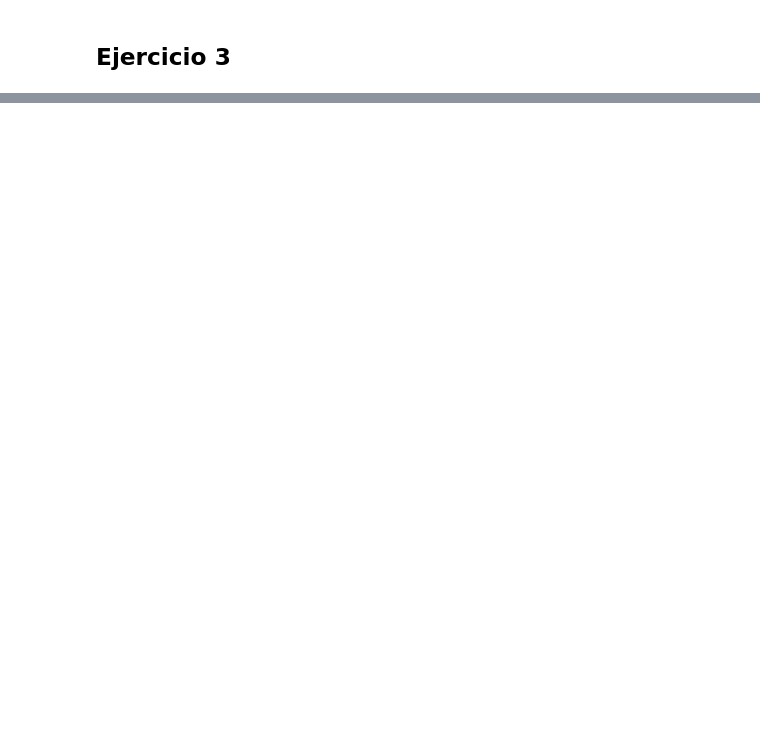
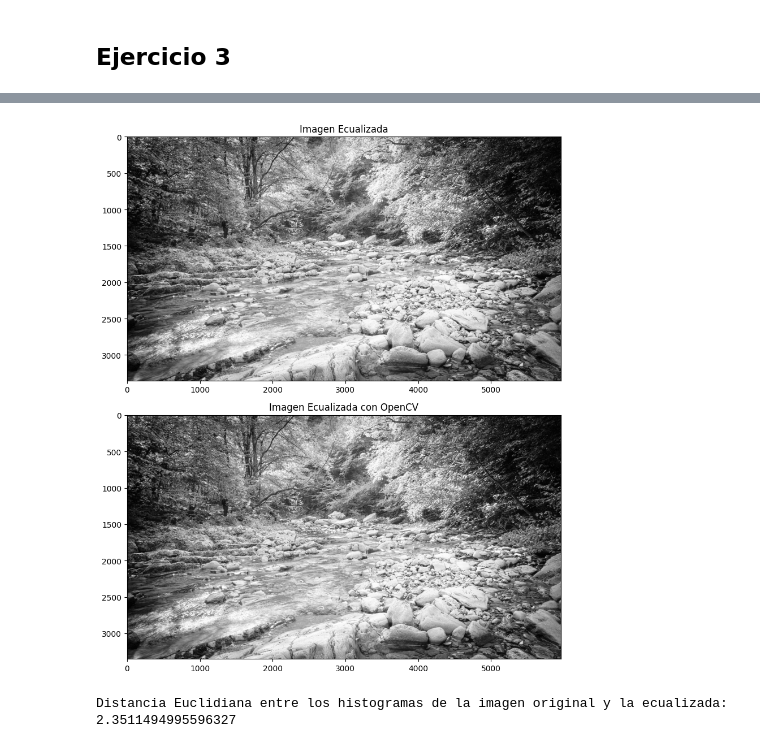
Before and after one commit to Daniel14gonc/lista01_CV, a Jupyter notebook: lab1.ipynb, the cells around one changed output, grey strips where cells are left out. Cells and saved outputs as stored; diff of their text form; code cells hidden in the pictures; blank space fills up the shorter version.

```diff
--- a/lab1.ipynb
+++ b/lab1.ipynb
@@ -195,4 +231,8 @@ h_values_partido, s_values_partido = HSV_HIStogram(partido_hsv)
 # %%
 def open_image(path):
     return np.array(Image.open(path))
+# %%
+def get_gray_scale_image(image):
+    image = open_image(image)
+    return cv2.cvtColor(image, cv2.COLOR_BGR2GRAY)
 # %%
@@ -231,0 +256,6 @@ plt.show()
+# %%
+def get_equalized_image(image):
+    equalized_histogram, _, _ = equalize_histogram(image)
+    equalized_image = equalized_histogram[image]
+
+    return equalized_image
@@ -231,0 +363,20 @@ plt.show()
+# %%
+plt.figure(figsize=(14, 10))
+
+plt.subplot(2, 1, 1)
+plt.imshow(equalized_image, cmap='gray')
+plt.title('Imagen Ecualizada')
+
+plt.subplot(2, 1, 2)
+plt.imshow(equalized_image_cv, cmap='gray')
+plt.title('Imagen Ecualizada con OpenCV')
+
+plt.tight_layout()
+plt.show()
+# %% [output]
+[figure, added]
+# %%
+distance_equalized_histograms = EuclideanDistance(np.array(normalized_equalized_image_histogram), np.array(normalized_equalized_histogram_cv))
+print("Distancia Euclidiana entre los histogramas de la imagen original y la ecualizada: ", distance_equalized_histograms)
+# %% [output]
+Distancia Euclidiana entre los histogramas de la imagen original y la ecualizada:  2.3511494995596327
```
Also changed, not shown: parts of 23 cells of this notebook, 3 other files.
